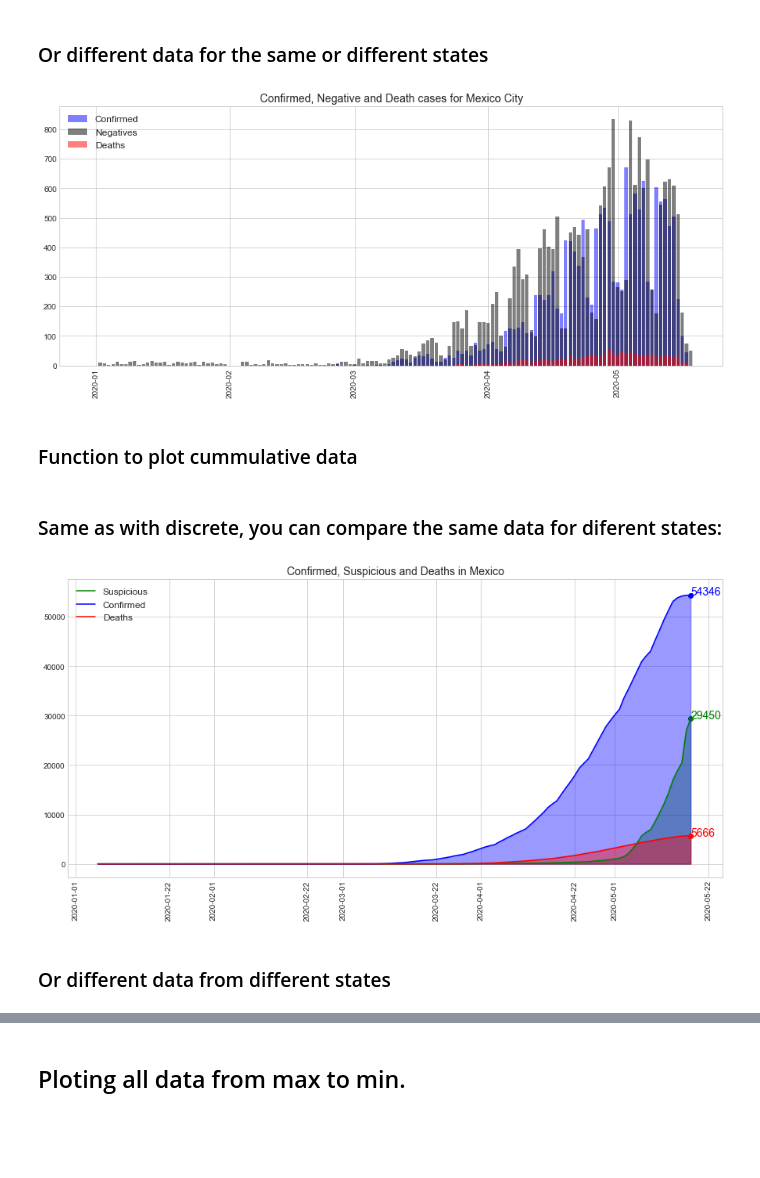
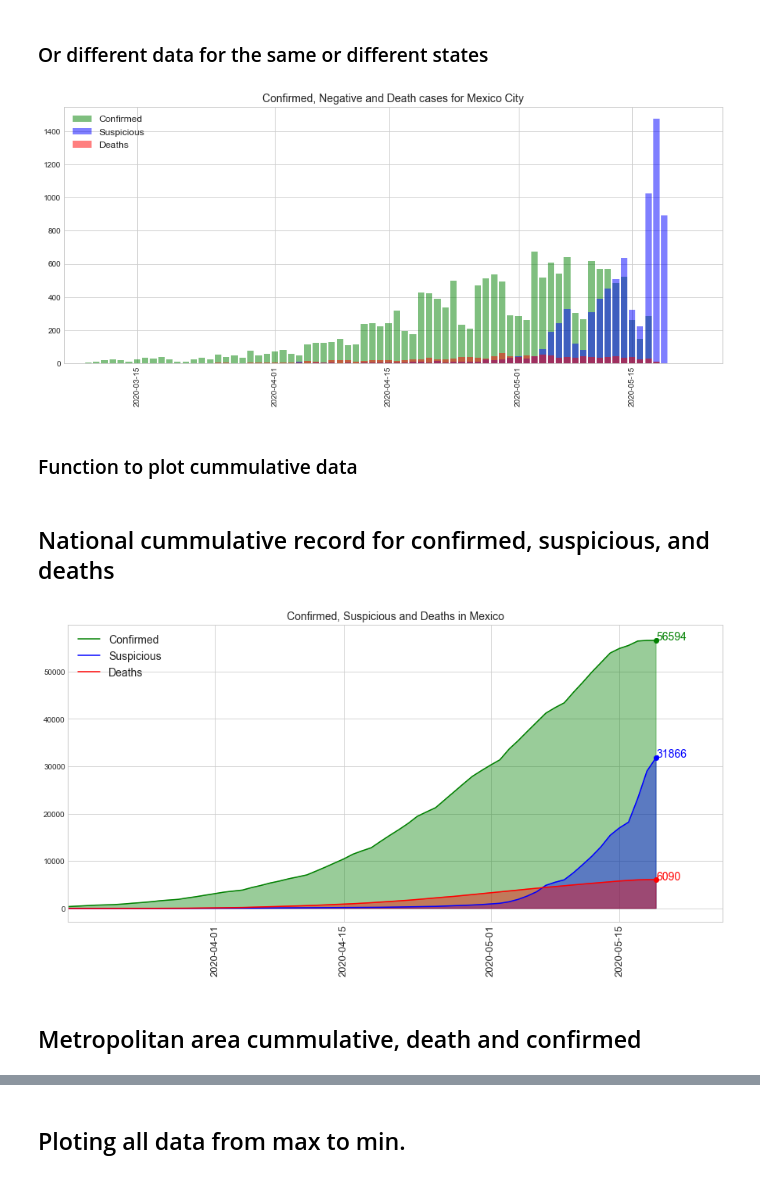
Before and after one commit to mesielepush/Covid19-Mexico-Data-Analysis-Jupyter-Notebook, a Jupyter notebook: MexicoCovidDescriptiveGeneral.ipynb, the cells around one changed output, grey strips where cells are left out. Saved outputs shown, nothing was run; the diff lists cells and outputs as text; code cells hidden in the pictures; blank space fills up the shorter version.

```diff
--- a/MexicoCovidDescriptiveGeneral.ipynb
+++ b/MexicoCovidDescriptiveGeneral.ipynb
@@ -147,58 +155,75 @@ plot_discrete(data = [get_discrete('DISTRITO FEDERAL',deaths),
 # %% [markdown]
 ### Or different data for the same or different states
 # %%
-plot_discrete(data = [get_discrete('DISTRITO FEDERAL',confirmed),
-                      get_discrete('DISTRITO FEDERAL',negatives),
-                      get_discrete('DISTRITO FEDERAL',deaths)],
-              names =['Confirmed','Negatives','Deaths'],
-              colors=['b','black','r'],
-              title='Confirmed, Negative and Death cases for Mexico City')
+plot_discrete(data = [('DISTRITO FEDERAL',confirmed),
+                      ('DISTRITO FEDERAL',suspicious),
+                      ('DISTRITO FEDERAL',deaths)],
+              names =['Confirmed','Suspicious','Deaths'],
+              colors=['g','b','r'],
+              title='Confirmed, Negative and Death cases for Mexico City',
+              trim = 60)
 # %% [output]
-[figure, old version]
+[figure, new version]
 # %% [markdown]
 ### Function to plot cummulative data
 # %%
 # Same Instructions of the discrete data apply here
 # Obviosly input data should come from get_cummulative()
 
-def plot_cummulative(data, names ='no_name',colors=None, title=None):
+def plot_cummulative(data, names = None, colors = None, title = None, trim=None):
     plt.close('all')
     plt.style.use('seaborn-whitegrid')
 
     plt.rcParams["figure.figsize"] = (15,7)
 
-    max_len = max([len(x) for x in data])
+    plot_data = []
+    if names == None:
+        labels = []
+    else:
+        labels = names
+
+    for state in data:
+        plot_data.append(get_cummulative(state[0],state[1]))
+        if names == None:
+            labels.append(state[0])
+
+    max_len = max([len(x) for x in plot_data])
     last_day = confirmed.columns[-1]
 
-    index = pd.date_range(start=pd.to_datetime(deaths.columns[-1]) - datetime.timedelta(days=max_len), periods=max_len, freq='D', closed = None)
+    index = pd.date_range(start=pd.to_datetime(deaths.columns[-1]) - timedelta(days=max_len), periods=max_len, freq='D', closed = None)
 
     if not colors:
-        colors ='bgrcmy'* int(np.ceil(len(data)/6))
+        colors ='bgrcmy'* int(np.ceil(len(plot_data)/6))
 
-    for ind,i in enumerate(data):
+    for ind,i in enumerate(plot_data):
         if len(i) != max_len:
             i = [0]*(max_len-len(i))+i
 
-        plt.plot(index,i,label=names[ind],color=colors[ind])
+        plt.plot(index,i,label=labels[ind],color=colors[ind])
         plt.scatter(index[-1],i[-1],color=colors[ind])
         plt.text(index[-1], i[-1],str(int(i[-1])) , fontsize=14 ,color=colors[ind])
         plt.fill_between(index, i, color = colors[ind], alpha = 0.4)
 
-    plt.xticks(rotation=90)
+    plt.xticks(rotation=90,fontsize=13)
     plt.title(title, fontsize=14)
-    plt.legend(loc='upper left',fontsize=12)
+
+    if trim:
+        plt.xlim(index[0] + timedelta(days=trim),)
+
+    plt.legend(loc='upper left',fontsize=14)
     plt.show()
-# %% [markdown]
-### Same as with discrete, you can compare the same data for diferent states:
+# %% [markdown]
+## National cummulative record for confirmed, suspicious, and deaths
 # %%
-plot_cummulative([get_cummulative('National',suspicious),
-                  get_cummulative('National',confirmed),
-                  get_cummulative('National',deaths)],
-                  names =['Suspicious','Confirmed','Deaths'],
+plot_cummulative([('National',confirmed),
+                  ('National',suspicious),
+                  ('National',deaths)],
+                  names =['Confirmed','Suspicious','Deaths'],
                   colors=['g','b','r'],
-                  title='Confirmed, Suspicious and Deaths in Mexico')
+                  title='Confirmed, Suspicious and Deaths in Mexico',
+                  trim=70)
 # %% [output]
-[figure, old version]
+[figure, new version]
-# %% [markdown]
-### Or different data from different states
+# %% [markdown]
+## Metropolitan area cummulative, death and confirmed
 # %%
```
Also changed, not shown: parts of 48 cells of this notebook, 1 other file.
